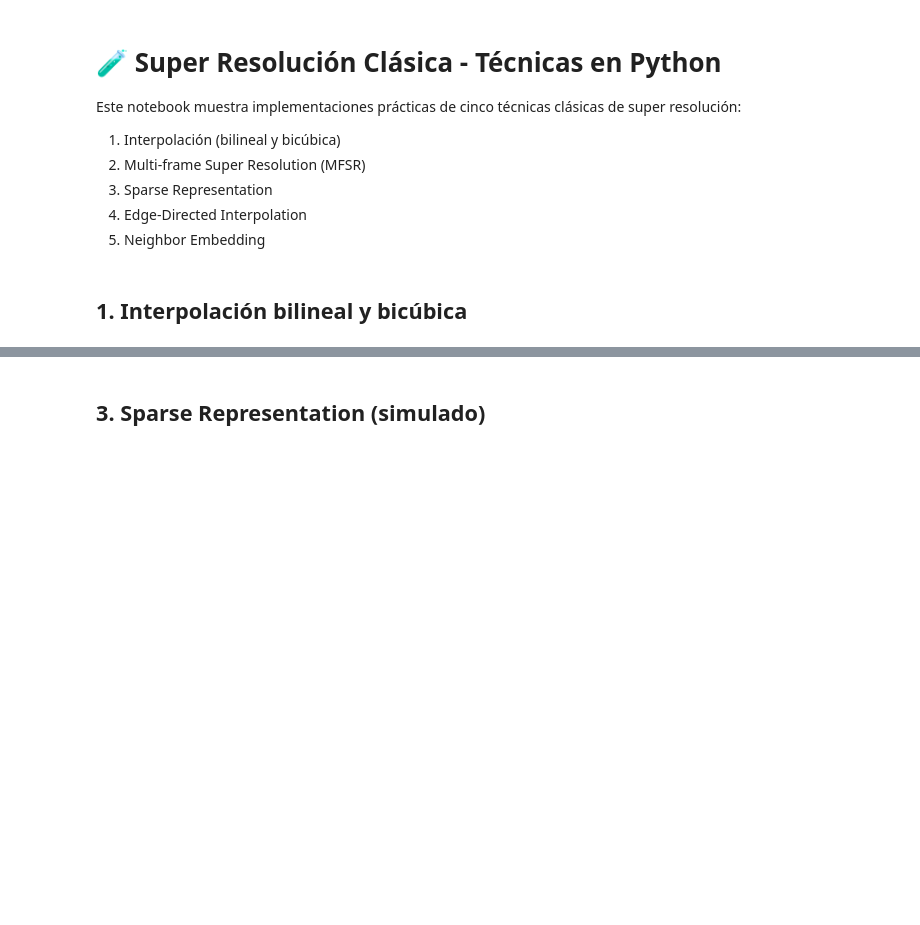
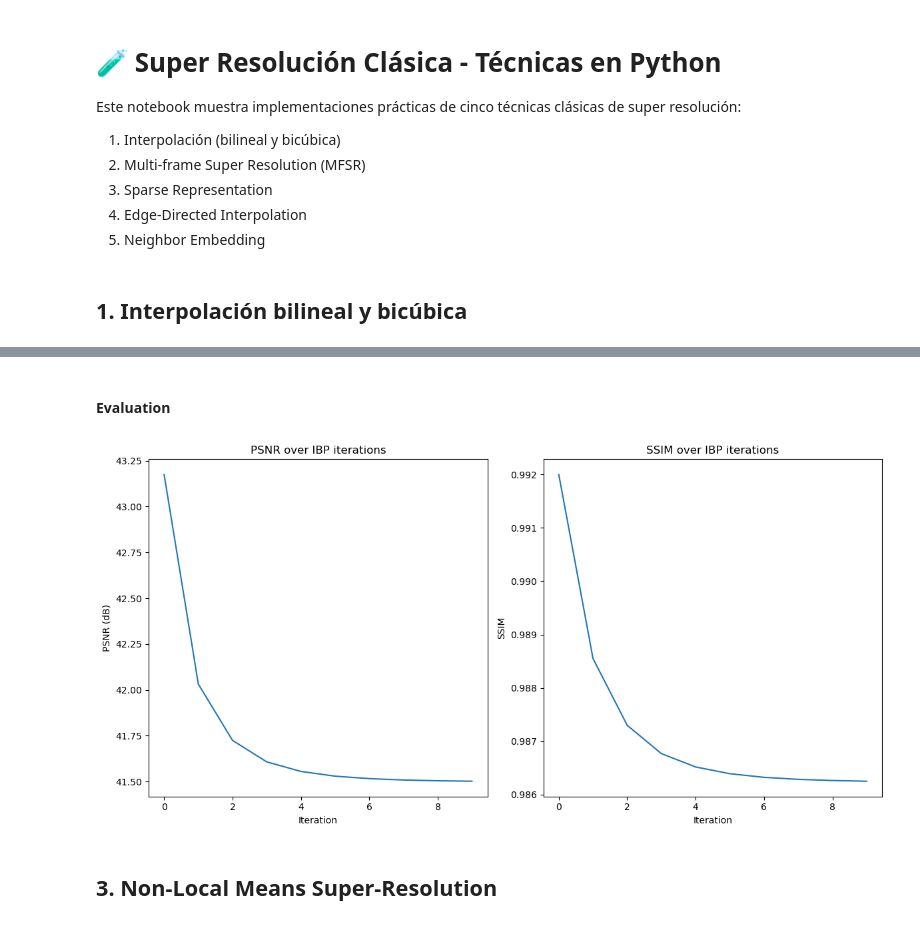
Before and after one commit to bgmanuel99/Super-Resolution-Images-for-3D-Printing-Defect-Detection, a Jupyter notebook: SRModels/ClassicModels/super_resolucion_clasica.ipynb, the cells around one changed output, grey strips where cells are left out. Cells and saved outputs as stored; diff of their text form; code cells hidden in the pictures; blank space fills up the shorter version.

```diff
--- a/SRModels/ClassicModels/super_resolucion_clasica.ipynb
+++ b/SRModels/ClassicModels/super_resolucion_clasica.ipynb
@@ -61,3 +107,24 @@ plt.show()
+# %% [markdown]
+#### Evaluation
+# %%
+plt.figure(figsize=(12,6))
+
+plt.subplot(1, 2, 1)
+plt.plot(psnr_scores)
+plt.title("PSNR over IBP iterations")
+plt.xlabel("Iteration")
+plt.ylabel("PSNR (dB)")
+
+plt.subplot(1, 2, 2)
+plt.plot(ssim_scores)
+plt.title("SSIM over IBP iterations")
+plt.xlabel("Iteration")
+plt.ylabel("SSIM")
+
+plt.tight_layout()
+plt.show()
+# %% [output]
+[figure, added]
 # %% [markdown]
-## 3. Sparse Representation (simulado)
+## 3. Non-Local Means Super-Resolution
 # %%
```
Also changed, not shown: parts of 22 cells of this notebook, 6 other files.
